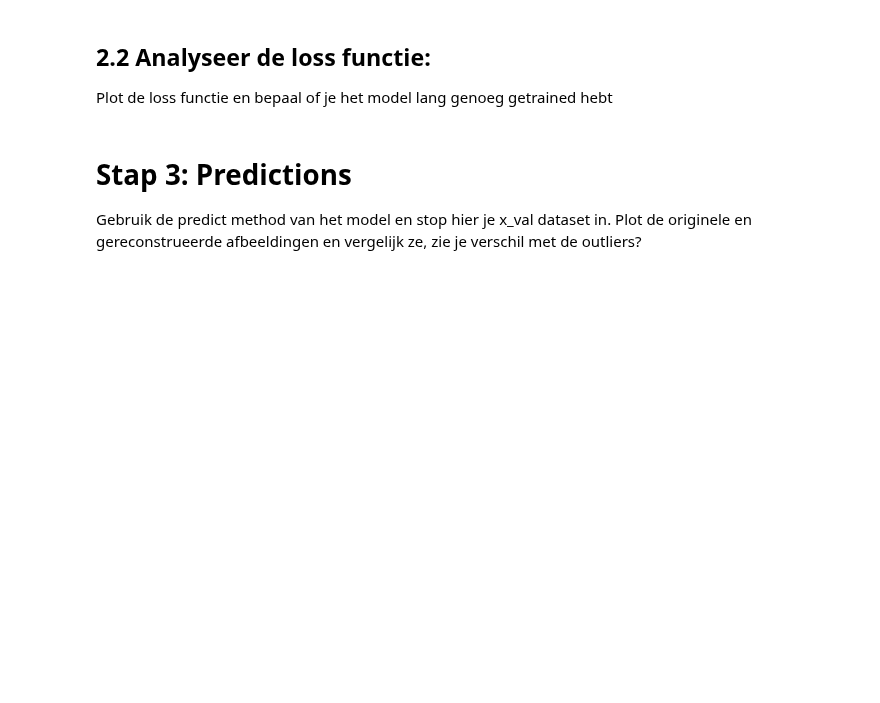
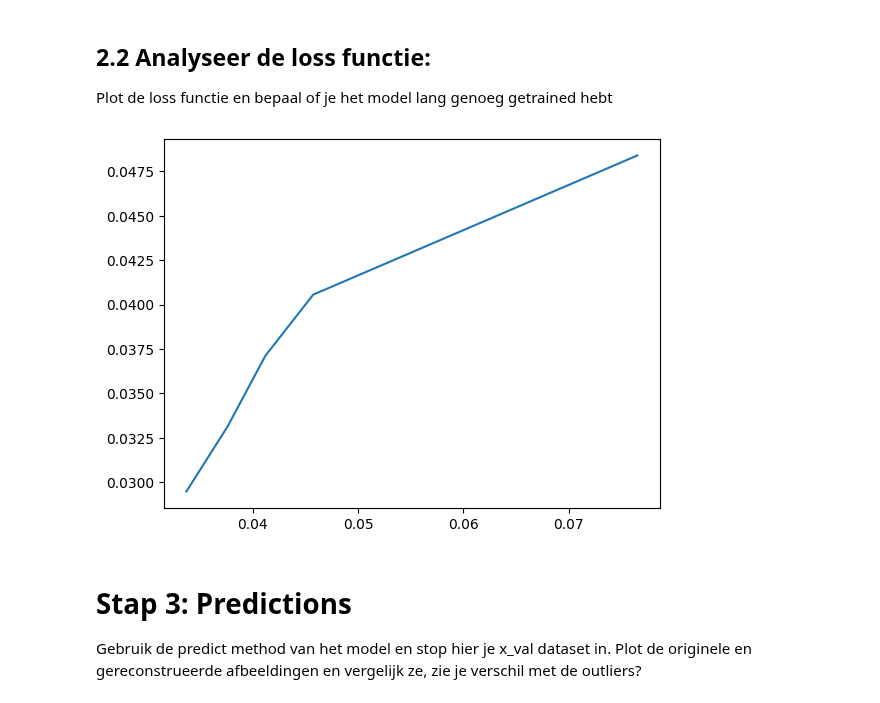
Before and after one commit to yanj27/Smart_Industry, a Jupyter notebook: College 3/Image outlier detection met de AutoEncoder - Les 3.ipynb, the cells around one changed output. Cells and saved outputs as stored; diff of their text form; code cells hidden in the pictures; blank space fills up the shorter version.

```diff
--- a/College 3/Image outlier detection met de AutoEncoder - Les 3.ipynb
+++ b/College 3/Image outlier detection met de AutoEncoder - Les 3.ipynb
@@ -138,6 +165,11 @@ model, loss_train, loss_test = train_autoencoder(x_train, x_test, 164, 5)
 # %% [markdown]
 ## 2.2 Analyseer de loss functie:
 Plot de loss functie en bepaal of je het model lang genoeg getrained hebt
+# %%
+plt.plot(loss_train, loss_test)
+plt.show()
+# %% [output]
+[figure, added]
 # %% [markdown]
 # Stap 3: Predictions
 Gebruik de predict method van het model en stop hier je x_val dataset in.
```
Also changed, not shown: parts of 6 cells of this notebook.
